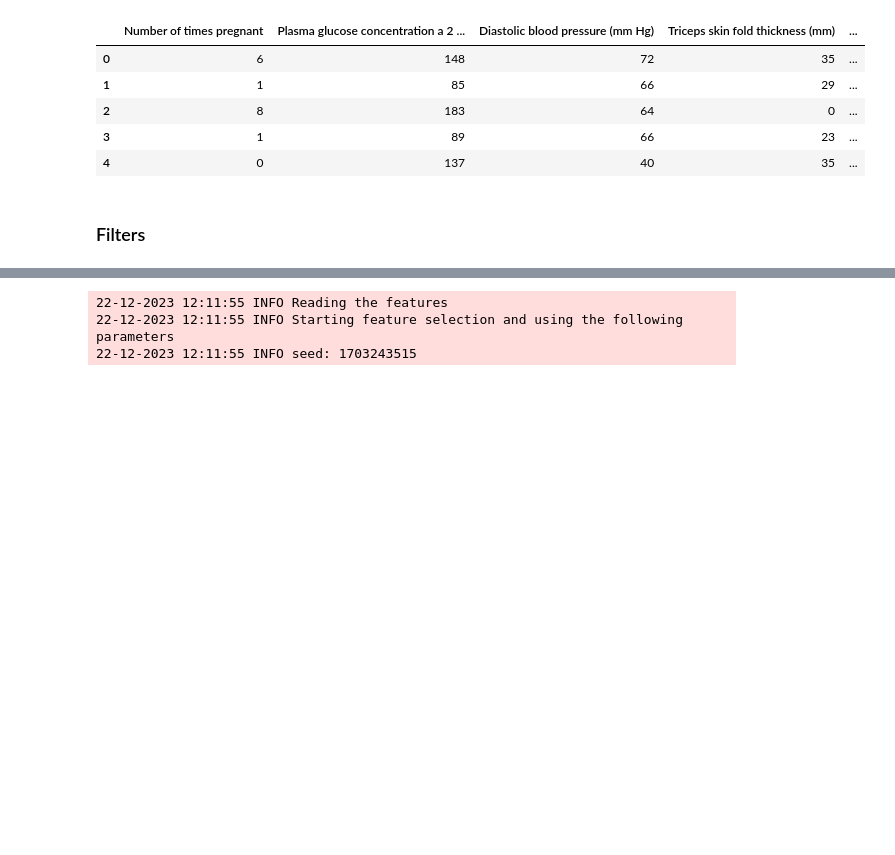
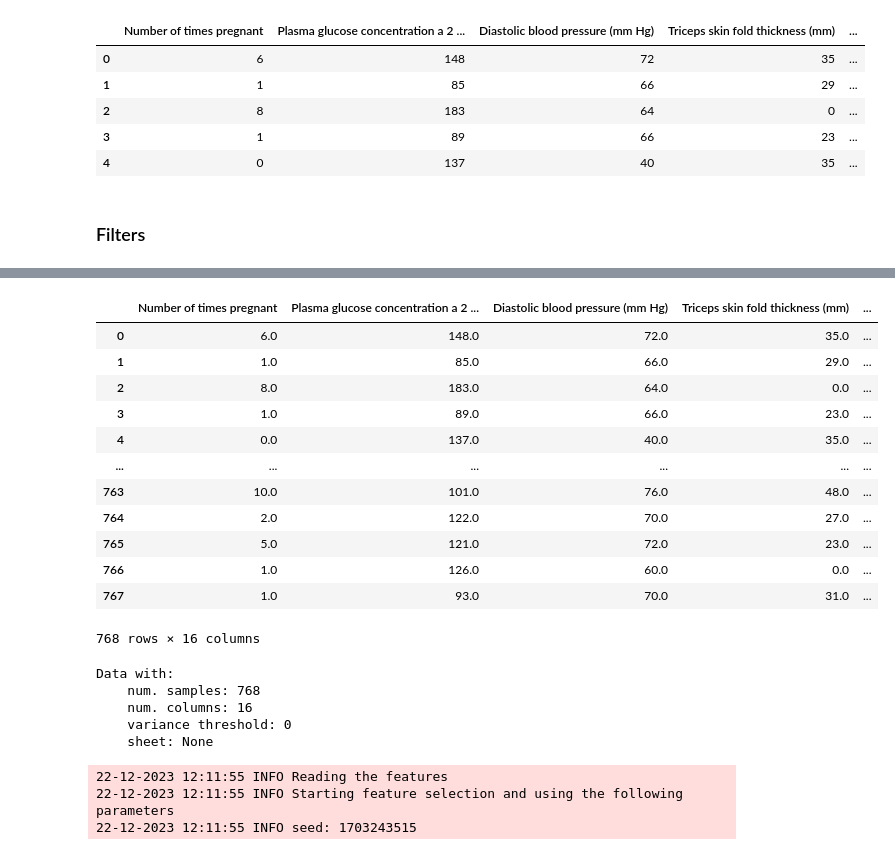
Before and after one commit to etiur/BioML, a Jupyter notebook: examples/test_feature_selection.ipynb, the cells around one changed output, grey strips where cells are left out. Drawn from its saved outputs; the diff is of its cells as text; code cells hidden in the pictures; blank space fills up the shorter version.

```diff
--- a/examples/test_feature_selection.ipynb
+++ b/examples/test_feature_selection.ipynb
@@ -149,3 +165,29 @@ transformed_x, scaler_dict = selection.scale("robust", new_data)
+# %%
+features = selection.DataReader(data["Class variable"], [new_data, new_data])
+# %%
+features.features
+# %% [output]
+|  | Number of times pregnant | Plasma glucose concentration a 2 ... | Diastolic blood pressure (mm Hg) | Triceps skin fold thickness (mm) | ... |
+| 0 | 6.0 | 148.0 | 72.0 | 35.0 | ... |
+| 1 | 1.0 | 85.0 | 66.0 | 29.0 | ... |
+| 2 | 8.0 | 183.0 | 64.0 | 0.0 | ... |
+| 3 | 1.0 | 89.0 | 66.0 | 23.0 | ... |
+| 4 | 0.0 | 137.0 | 40.0 | 35.0 | ... |
+| ... | ... | ... | ... | ... | ... |
+| 763 | 10.0 | 101.0 | 76.0 | 48.0 | ... |
+| 764 | 2.0 | 122.0 | 70.0 | 27.0 | ... |
+| 765 | 5.0 | 121.0 | 72.0 | 23.0 | ... |
+| 766 | 1.0 | 126.0 | 60.0 | 0.0 | ... |
+| 767 | 1.0 | 93.0 | 70.0 | 31.0 | ... |
+768 rows × 16 columns
+# %%
+features
+# %% [output]
+Data with:
+    num. samples: 768
+    num. columns: 16
+    variance threshold: 0
+    sheet: None
 # %%
 features = selection.DataReader(data["Class variable"], new_data)
 # %%
```
Also changed, not shown: parts of 1 cell of this notebook, 5 other files.
